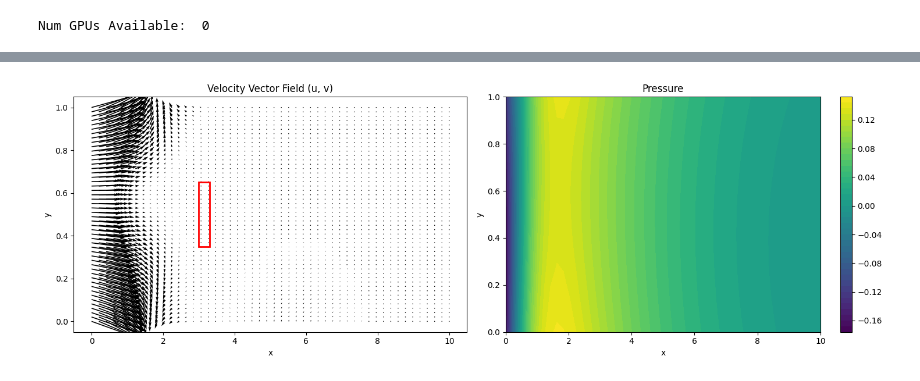
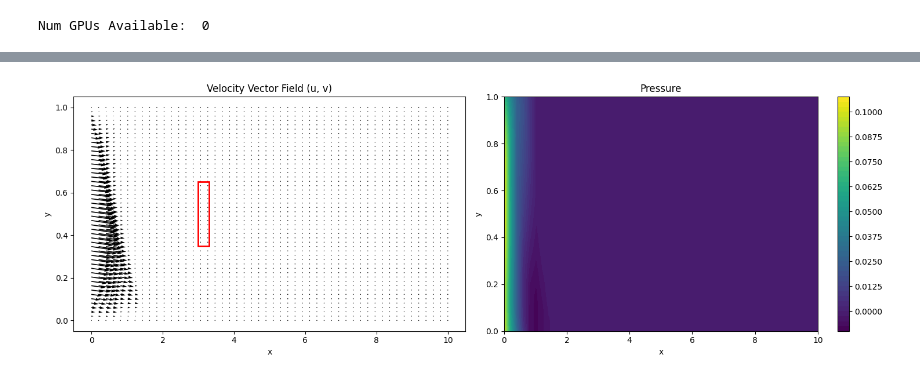
Before and after one commit to Ygrik2003/diploma, a Jupyter notebook: 03_2d_fluid_flow_tf.ipynb, the cells around one changed output, grey strips where cells are left out. Saved outputs shown, nothing was run; the diff lists cells and outputs as text; code cells hidden in the pictures.

```diff
--- a/03_2d_fluid_flow_tf.ipynb
+++ b/03_2d_fluid_flow_tf.ipynb
@@ -45,7 +45,7 @@ class ABUPINN(tf.keras.Model):
 # %%
 Lx = 10.0
 Ly = 1.0
-nu = 0.01
+nu = 1
 
 barrier_Lx = 0.3
 barrier_Ly = 0.3
@@ -53,7 +53,7 @@ barrier_Ly = 0.3
 barrier_x = 3
 barrier_y = Ly / 2 - barrier_Ly / 2
 
-model = ABUPINN(layers=[(32, "tanh"), (32, "tanh"), (32, "tanh")])
+model = ABUPINN(layers=[(32, "tanh"), (32, "relu"), (32, "tanh")])
 
 
 # Define the PDE residual
@@ -91,7 +91,7 @@ def compute_pde_residual(xy):
 # Boundary conditions
 def boundary_conditions():
     # careful, hard coded points count
-    xys = generate_bc_data(int(0.5 * num_points))
+    xys = generate_bc_data(num_points)
 
     bottom_bc, left_bc, top_bc, right_bc = xys
 
@@ -102,21 +102,21 @@ def boundary_conditions():
 
     # inflow
     u, v, p = left_predict[:, 0], left_predict[:, 1], left_predict[:, 2]
-    bc_loss = tf.reduce_mean(tf.square(u - 2 * (Ly / 2 - tf.pow(0.5 - left_bc[:, 1] / Ly, 2))))
+    bc_loss = tf.reduce_mean(tf.square(u - 1 * (Ly / 2 - tf.pow(0.5 - left_bc[:, 1] / Ly, 2))))
 
     # outflow
     u, v, p = right_predict[:, 0], right_predict[:, 1], right_predict[:, 2]
     bc_loss += tf.reduce_mean(tf.square(p))
 
-    for wall in [bottom_predict, right_predict, top_predict]:
+    for wall in [bottom_predict, top_predict]:
         u, v, p = wall[:, 0], wall[:, 1], wall[:, 2]
-        bc_loss += tf.reduce_mean(tf.square(u) + tf.square(v))
+        bc_loss += 1000 * tf.reduce_mean(tf.square(u) + tf.square(v))
     return bc_loss
 
 # Boundary conditions
 def boundary_conditions_barrier():
     # careful, hard coded points count
-    xys = generate_bc_barrier_data(int(0.2 * num_points))
+    xys = generate_bc_barrier_data(num_points)
 
     bottom_bc, left_bc, top_bc, right_bc, inside_bc = xys
 
@@ -127,16 +127,16 @@ def boundary_conditions_barrier():
     inside_predict = model(inside_bc)
 
     u, v, p = inside_predict[:, 0], inside_predict[:, 1], inside_predict[:, 2]
-    bc_loss = tf.reduce_mean(tf.square(u)) + tf.reduce_mean(tf.square(v))
+    bc_loss = tf.reduce_mean(tf.square(u) + tf.square(v) + tf.square(p))
 
     u, v, p = bottom_predict[:, 0], bottom_predict[:, 1], bottom_predict[:, 2]
-    bc_loss += tf.reduce_mean(tf.square(u)) + tf.reduce_mean(tf.square(v))
+    bc_loss += tf.reduce_mean(tf.square(u) + tf.square(v))
     u, v, p = left_predict[:, 0], left_predict[:, 1], left_predict[:, 2]
-    bc_loss += tf.reduce_mean(tf.square(u)) + tf.reduce_mean(tf.square(v))
+    bc_loss += tf.reduce_mean(tf.square(u) + tf.square(v))
     u, v, p = right_predict[:, 0], right_predict[:, 1], right_predict[:, 2]
-    bc_loss += tf.reduce_mean(tf.square(u)) + tf.reduce_mean(tf.square(v))
+    bc_loss += tf.reduce_mean(tf.square(u) + tf.square(v))
     u, v, p = top_predict[:, 0], top_predict[:, 1], top_predict[:, 2]
-    bc_loss += tf.reduce_mean(tf.square(u)) + tf.reduce_mean(tf.square(v))
+    bc_loss += tf.reduce_mean(tf.square(u) + tf.square(v))
     return bc_loss
 
 # Training data
@@ -198,14 +198,14 @@ def loss_function(xy):
                tf.reduce_mean(tf.square(momentum_y))
     bc_loss = boundary_conditions()
     bc_barrier_loss = boundary_conditions_barrier()
-    return pde_loss, 10 * bc_loss, bc_barrier_loss
+    return pde_loss, bc_loss, bc_barrier_loss
 
 # Optimizer
-optimizer = tf.keras.optimizers.Adam(learning_rate=0.001)
+optimizer = tf.keras.optimizers.RMSprop(learning_rate=0.001)
 
 # Training loop
 num_epochs = 10000
-num_points = 1000
+num_points = 10000
 try:
     for epoch in range(num_epochs):
         xy = generate_data(num_points)
@@ -249,32 +257,32 @@ XY = np.stack([X.flatten(), Y.flatten()], axis=-1)
 XY_tensor = tf.convert_to_tensor(XY, dtype=tf.float32)
 
 # Predict using the trained model
 predictions = model(XY_tensor).numpy()
 U = predictions[:, 0].reshape((ny, nx))
 V = predictions[:, 1].reshape((ny, nx))
 P = predictions[:, 2].reshape((ny, nx))
 
 barrier = Rectangle((barrier_x, barrier_y), barrier_Lx, barrier_Ly, edgecolor='red', facecolor='none', linewidth=2)
 
 # Plotting
 fig, axs = plt.subplots(1, 2, figsize=(15, 5))
 
 # Velocity vector field
-axs[0].quiver(X, Y, U, V, scale=1, scale_units='xy')
+axs[0].quiver(X, Y, U, V, scale=1., scale_units='xy')
 axs[0].add_patch(barrier)
 axs[0].set_title('Velocity Vector Field (u, v)')
 axs[0].set_xlabel('x')
 axs[0].set_ylabel('y')
 
 # Pressure
 c3 = axs[1].contourf(X, Y, P, levels=50, cmap='viridis')
 # axs[1].add_patch(barrier)
 axs[1].set_title('Pressure')
 fig.colorbar(c3, ax=axs[1])
 axs[1].set_xlabel('x')
 axs[1].set_ylabel('y')
 
 plt.tight_layout()
 plt.show()
 # %% [output]
-[figure, old version]
+[figure, new version]
```
Also changed, not shown: parts of 1 cell of this notebook.
